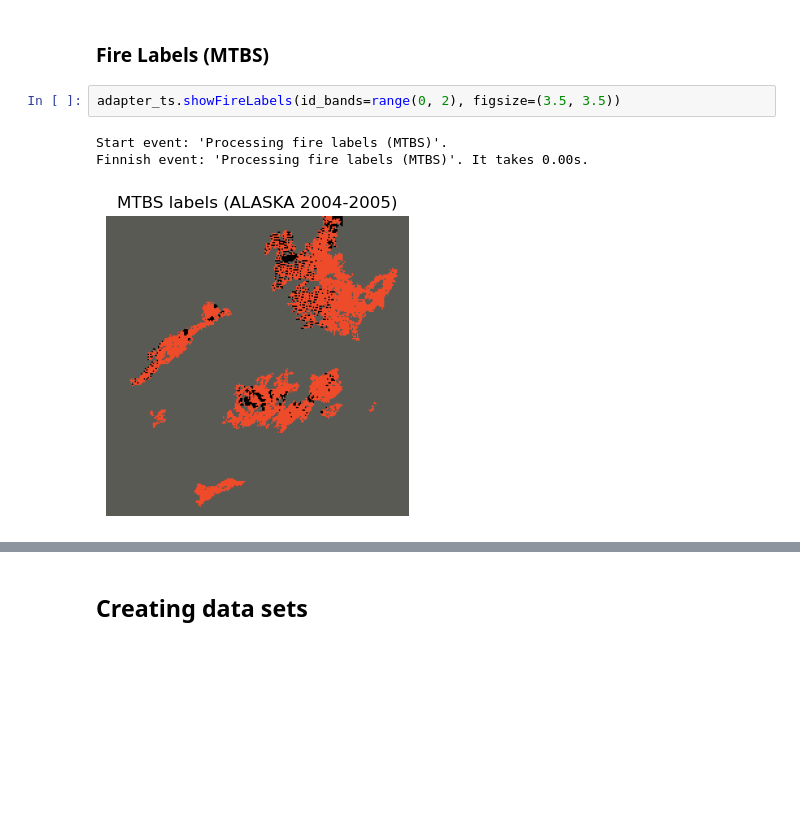
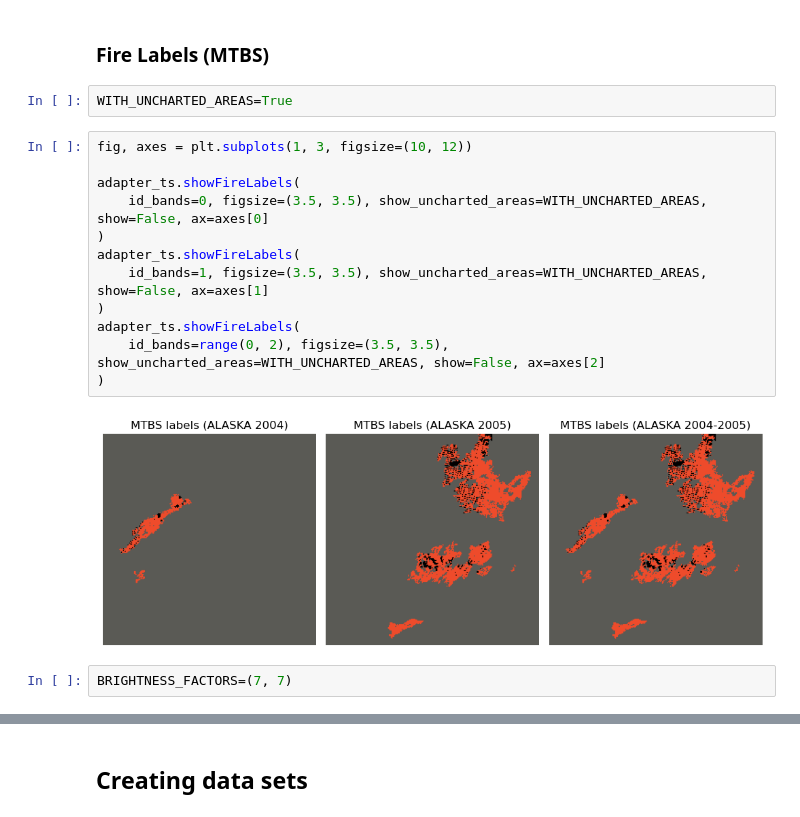
Before and after one commit to natural-hazards/wildfires, a Jupyter notebook: notebooks/pca_example.ipynb, the cells around one changed output, grey strips where cells are left out. Saved outputs shown, nothing was run; the diff lists cells and outputs as text; blank space fills up the shorter version.

Commit message:
Options for showing uncharted pixels

```diff
--- a/notebooks/pca_example.ipynb
+++ b/notebooks/pca_example.ipynb
@@ -149,8 +145,20 @@ adapter_ts.showSatImage(IMG_ID, figsize=(4.5, 4.5))
 # %% [markdown]
 ### Fire Labels (MTBS)
-# %%
-adapter_ts.showFireLabels(id_bands=range(0, 2), figsize=(3.5, 3.5))
-# %% [output]
-Start event: 'Processing fire labels (MTBS)'.
-Finnish event: 'Processing fire labels (MTBS)'. It takes 0.00s.
-[figure, removed]
+# %%
+WITH_UNCHARTED_AREAS=True
+# %%
+fig, axes = plt.subplots(1, 3, figsize=(10, 12))
+
+adapter_ts.showFireLabels(
+    id_bands=0, figsize=(3.5, 3.5), show_uncharted_areas=WITH_UNCHARTED_AREAS, show=False, ax=axes[0]
+)
+adapter_ts.showFireLabels(
+    id_bands=1, figsize=(3.5, 3.5), show_uncharted_areas=WITH_UNCHARTED_AREAS, show=False, ax=axes[1]
+)
+adapter_ts.showFireLabels(
+    id_bands=range(0, 2), figsize=(3.5, 3.5), show_uncharted_areas=WITH_UNCHARTED_AREAS, show=False, ax=axes[2]
+)
+# %% [output]
+[figure, added]
+# %%
+BRIGHTNESS_FACTORS=(7, 7)
```
Also changed, not shown: parts of 31 cells of this notebook, 1 other file.
